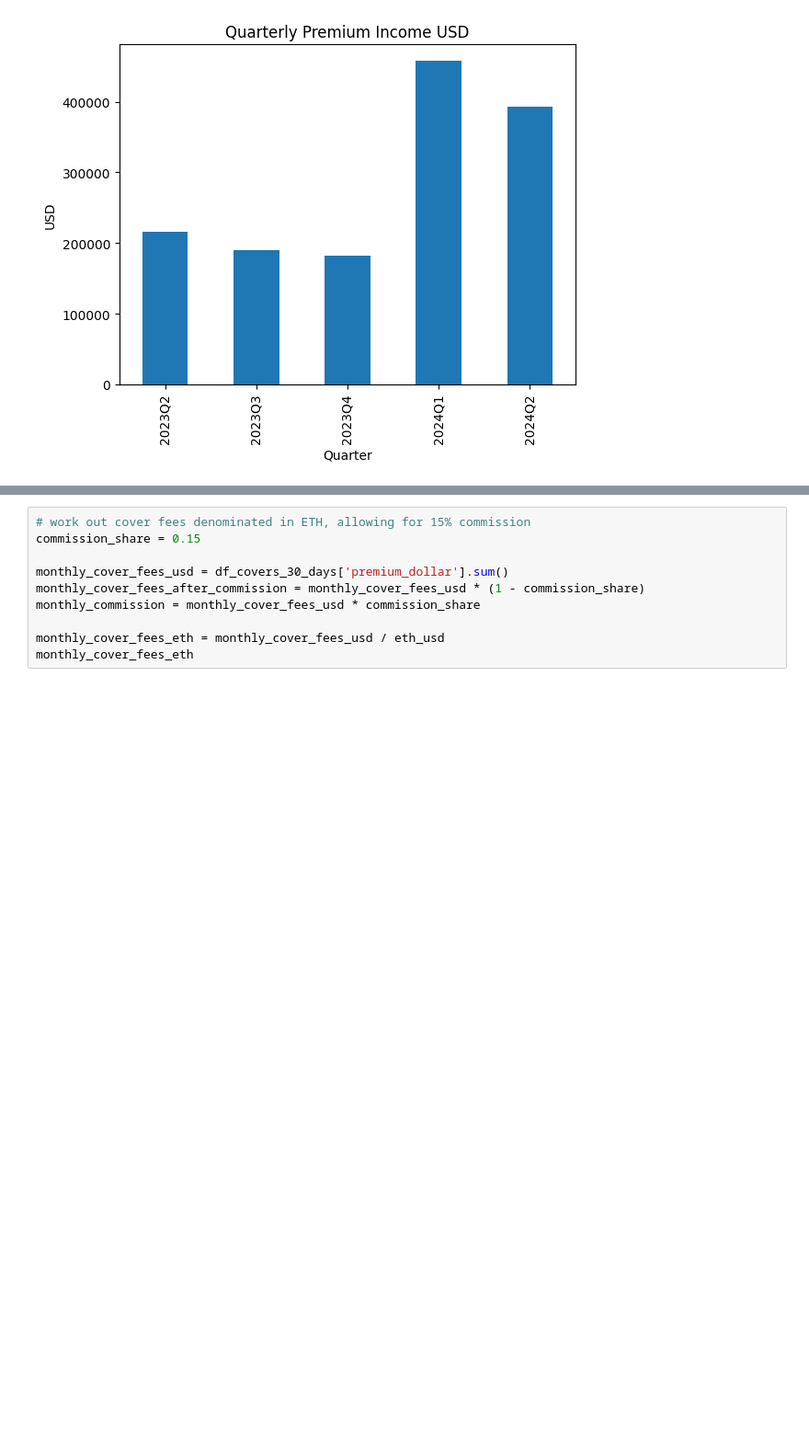
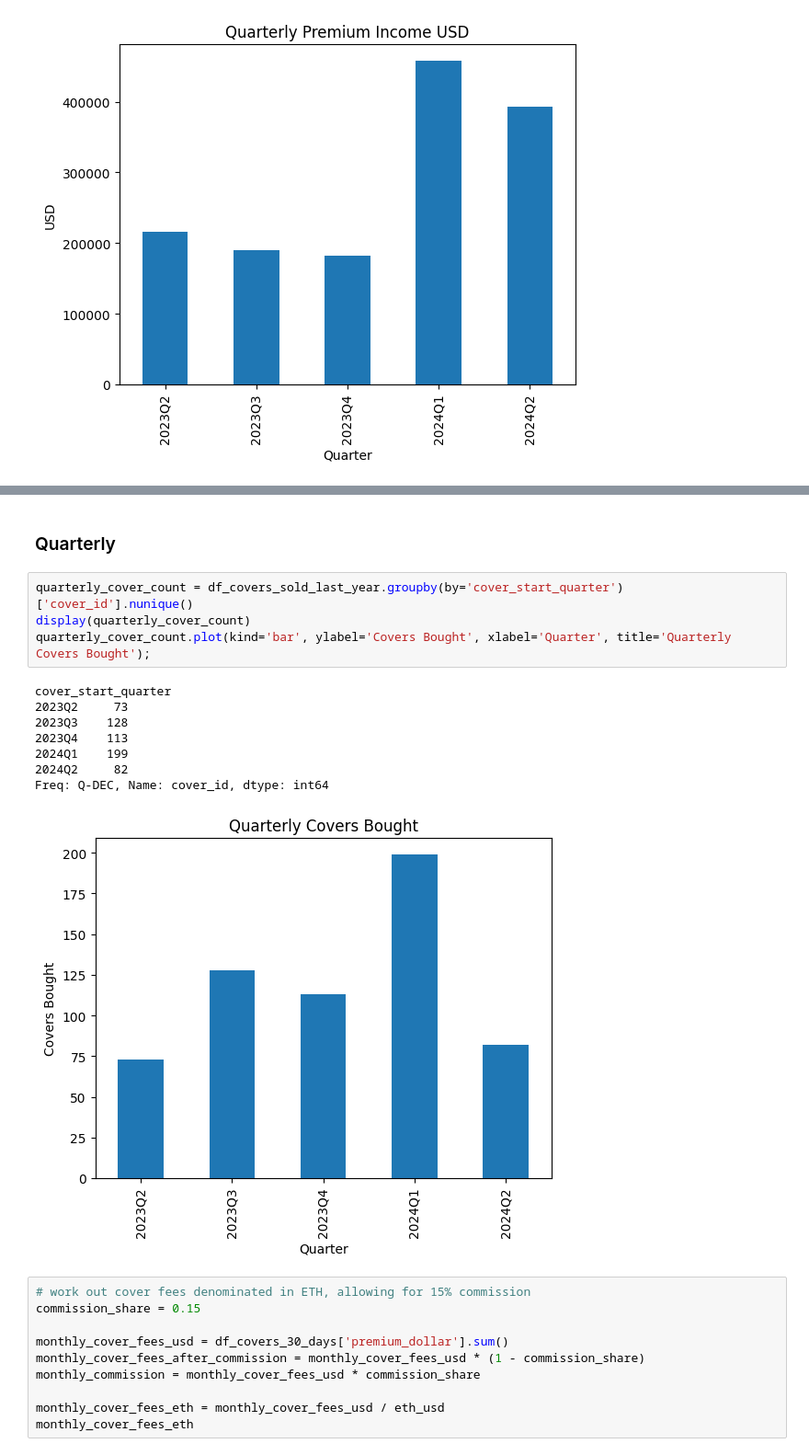
Before and after one commit to rmelbardis/InvestmentMonitoring, a Jupyter notebook: GrowthMonitoring.ipynb, the cells around one changed output, grey strips where cells are left out. Shown: that part at 92% size. Cells and saved outputs as stored; diff of their text form; blank space fills up the shorter version.

```diff
--- a/GrowthMonitoring.ipynb
+++ b/GrowthMonitoring.ipynb
@@ -120,3 +177,18 @@ Freq: Q-DEC, Name: premium_dollar, dtype: float64
+# %% [markdown]
+### Quarterly
+# %%
+quarterly_cover_count = df_covers_sold_last_year.groupby(by='cover_start_quarter')['cover_id'].nunique()
+display(quarterly_cover_count)
+quarterly_cover_count.plot(kind='bar', ylabel='Covers Bought', xlabel='Quarter', title='Quarterly Covers Bought');
+# %% [output]
+cover_start_quarter
+2023Q2     73
+2023Q3    128
+2023Q4    113
+2024Q1    199
+2024Q2     82
+Freq: Q-DEC, Name: cover_id, dtype: int64
+[figure, added]
 # %%
 # work out cover fees denominated in ETH, allowing for 15% commission
 commission_share = 0.15
```
Also changed, not shown: parts of 7 cells of this notebook.
